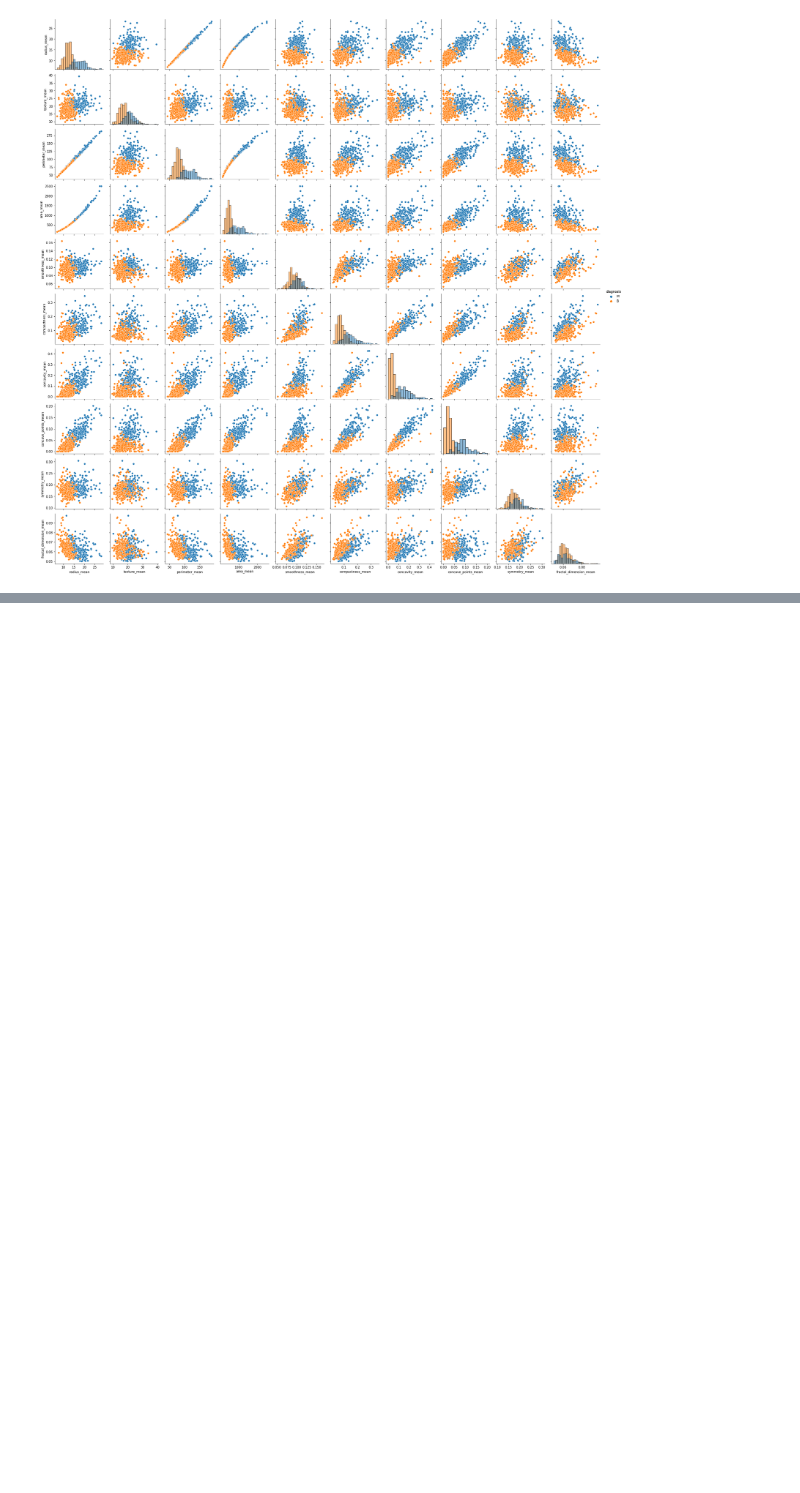
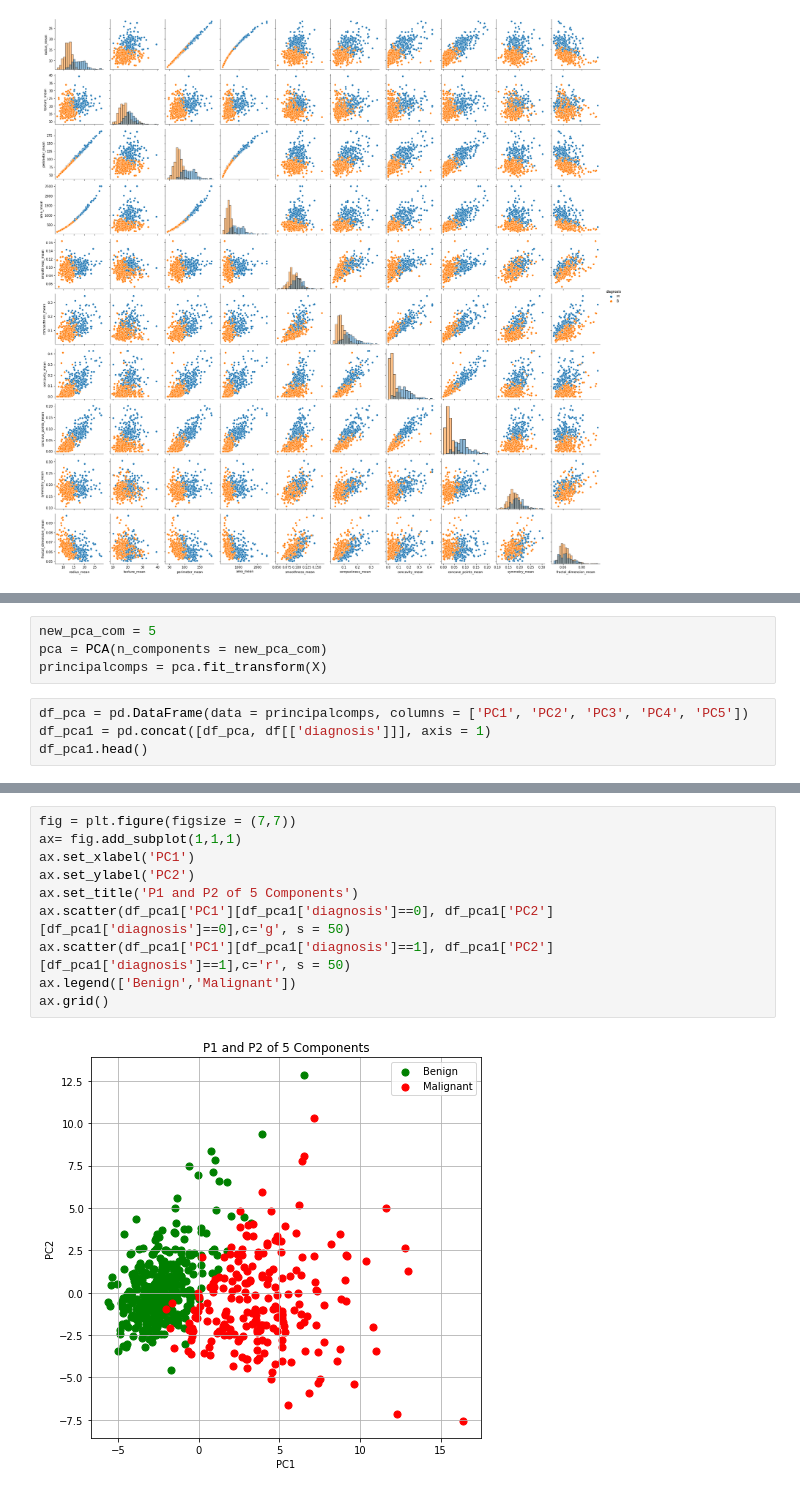
Before and after one commit to Roshni-Bala/Breast-Cancer-Risk-Prediction, a Jupyter notebook: risk_prediction.ipynb, the cells around one changed output, grey strips where cells are left out. Cells and saved outputs as stored; diff of their text form; blank space fills up the shorter version.

```diff
--- a/risk_prediction.ipynb
+++ b/risk_prediction.ipynb
@@ -217,0 +328,8 @@ Deprecated in NumPy 1.20; for more details and guidance: https://numpy.org/devdo
+# %%
+new_pca_com = 5
+pca = PCA(n_components = new_pca_com)
+principalcomps = pca.fit_transform(X)
+# %%
+df_pca = pd.DataFrame(data = principalcomps, columns = ['PC1', 'PC2', 'PC3', 'PC4', 'PC5'])
+df_pca1 = pd.concat([df_pca, df[['diagnosis']]], axis = 1)
+df_pca1.head()
@@ -217,0 +349,12 @@ Deprecated in NumPy 1.20; for more details and guidance: https://numpy.org/devdo
+# %%
+fig = plt.figure(figsize = (7,7))
+ax= fig.add_subplot(1,1,1)
+ax.set_xlabel('PC1')
+ax.set_ylabel('PC2')
+ax.set_title('P1 and P2 of 5 Components')
+ax.scatter(df_pca1['PC1'][df_pca1['diagnosis']==0], df_pca1['PC2'][df_pca1['diagnosis']==0],c='g', s = 50)
+ax.scatter(df_pca1['PC1'][df_pca1['diagnosis']==1], df_pca1['PC2'][df_pca1['diagnosis']==1],c='r', s = 50)
+ax.legend(['Benign','Malignant'])
+ax.grid()
+# %% [output]
+[figure, added]
```
Also changed, not shown: parts of 17 cells of this notebook.
